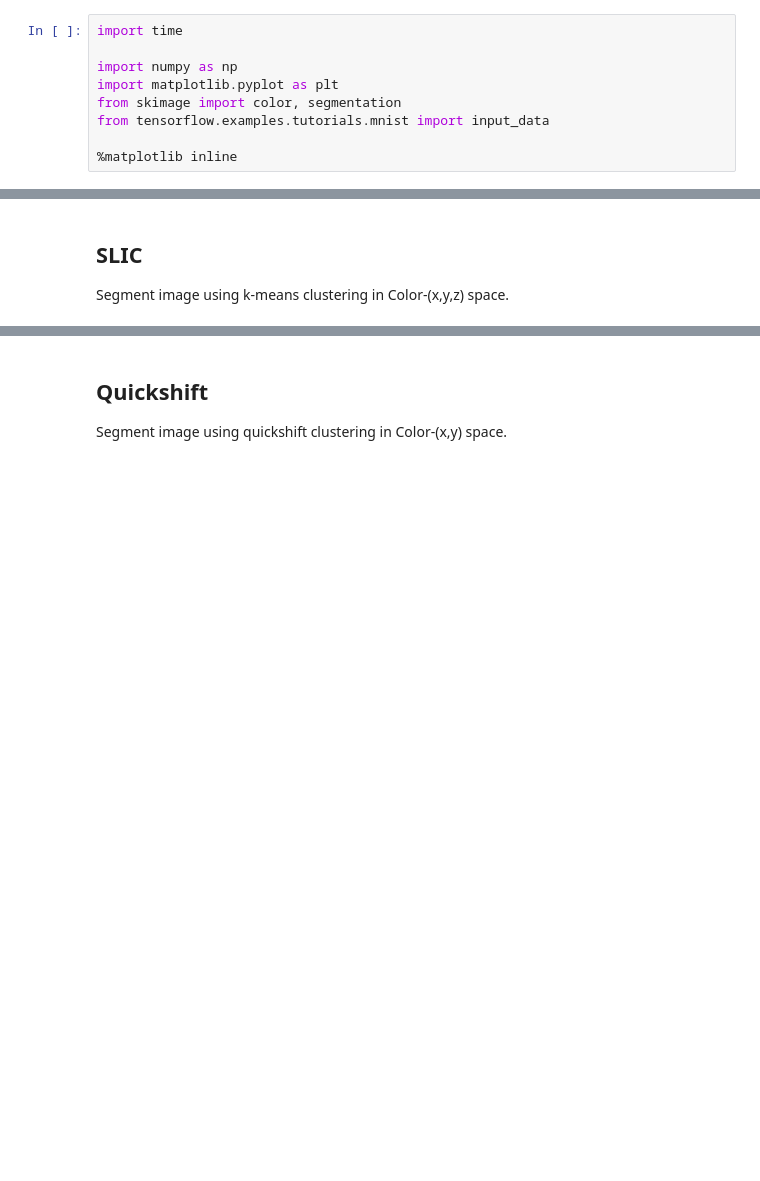
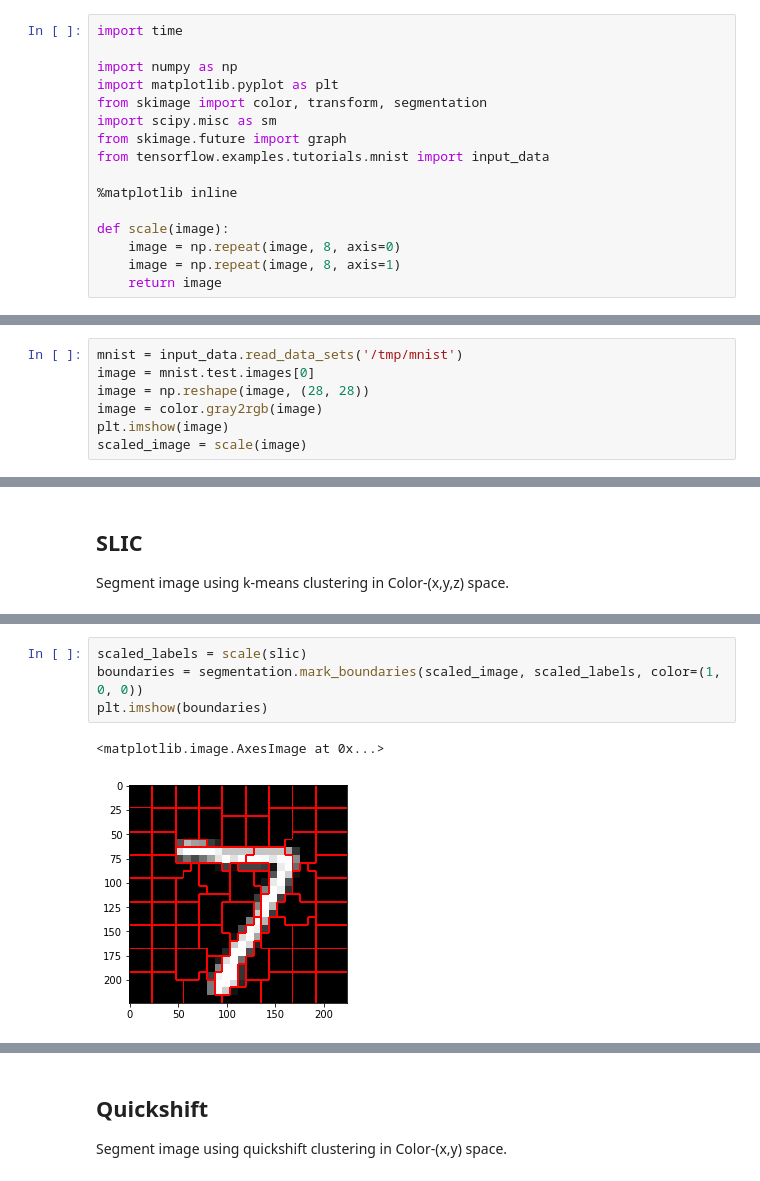
Before and after one commit to rusty1s/embedded_gcnn, a Jupyter notebook: notebooks/superpixel.ipynb, the cells around one changed output, grey strips where cells are left out. Saved outputs shown, nothing was run; the diff lists cells and outputs as text; blank space fills up the shorter version.

Commit message:
rag and boundaries

```diff
--- a/notebooks/superpixel.ipynb
+++ b/notebooks/superpixel.ipynb
@@ -3,7 +3,14 @@ import time
 
 import numpy as np
 import matplotlib.pyplot as plt
-from skimage import color, segmentation
+from skimage import color, transform, segmentation
+import scipy.misc as sm
+from skimage.future import graph
 from tensorflow.examples.tutorials.mnist import input_data
 
 %matplotlib inline
+
+def scale(image):
+    image = np.repeat(image, 8, axis=0)
+    image = np.repeat(image, 8, axis=1)
+    return image
@@ -23,3 +17,10 @@ Extracting /tmp/mnist/t10k-labels-idx1-ubyte.gz
 # %% [markdown]
 # MNIST
 Load a single image from the MNIST test dataset.
+# %%
+mnist = input_data.read_data_sets('/tmp/mnist')
+image = mnist.test.images[0]
+image = np.reshape(image, (28, 28))
+image = color.gray2rgb(image)
+plt.imshow(image)
+scaled_image = scale(image)
@@ -62,0 +76,7 @@ Number of segments: 68
+# %%
+scaled_labels = scale(slic)
+boundaries = segmentation.mark_boundaries(scaled_image, scaled_labels, color=(1, 0, 0))
+plt.imshow(boundaries)
+# %% [output]
+<matplotlib.image.AxesImage at 0x...>
+[figure, added]
```
Also changed, not shown: parts of 14 cells of this notebook.
